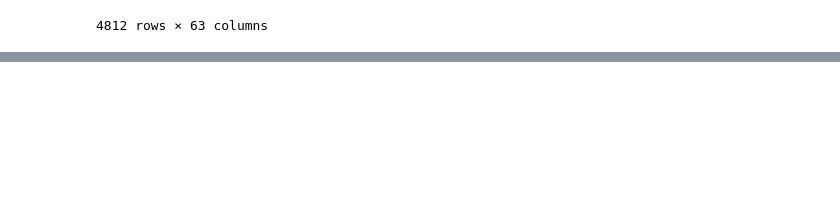
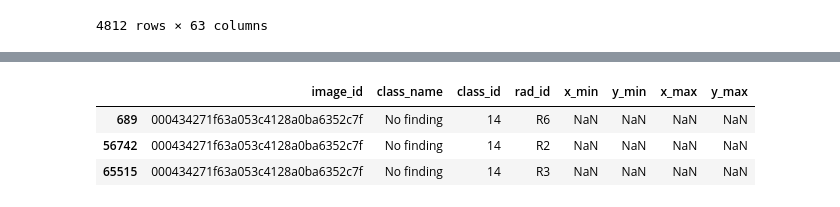
Before and after one commit to AnushkaAmte/unitary-scalarization-dmtl, a Jupyter notebook: csv_generator.ipynb, the cells around one changed output, grey strips where cells are left out. Cells and saved outputs as stored; diff of their text form; code cells hidden in the pictures; blank space fills up the shorter version.

```diff
--- a/csv_generator.ipynb
+++ b/csv_generator.ipynb
@@ -67,0 +121,8 @@ final_df.to_csv('final_csv/chexphoto/0_7_13_14.csv', index=False)
+# %%
+r = df[df['image_id'] == a]
+r
+# %% [output]
+|  | image_id | class_name | class_id | rad_id | x_min | y_min | x_max | y_max |
+| 689 | 000434271f63a053c4128a0ba6352c7f | No finding | 14 | R6 | NaN | NaN | NaN | NaN |
+| 56742 | 000434271f63a053c4128a0ba6352c7f | No finding | 14 | R2 | NaN | NaN | NaN | NaN |
+| 65515 | 000434271f63a053c4128a0ba6352c7f | No finding | 14 | R3 | NaN | NaN | NaN | NaN |
```
Also changed, not shown: parts of 9 cells of this notebook, 6 other files.
